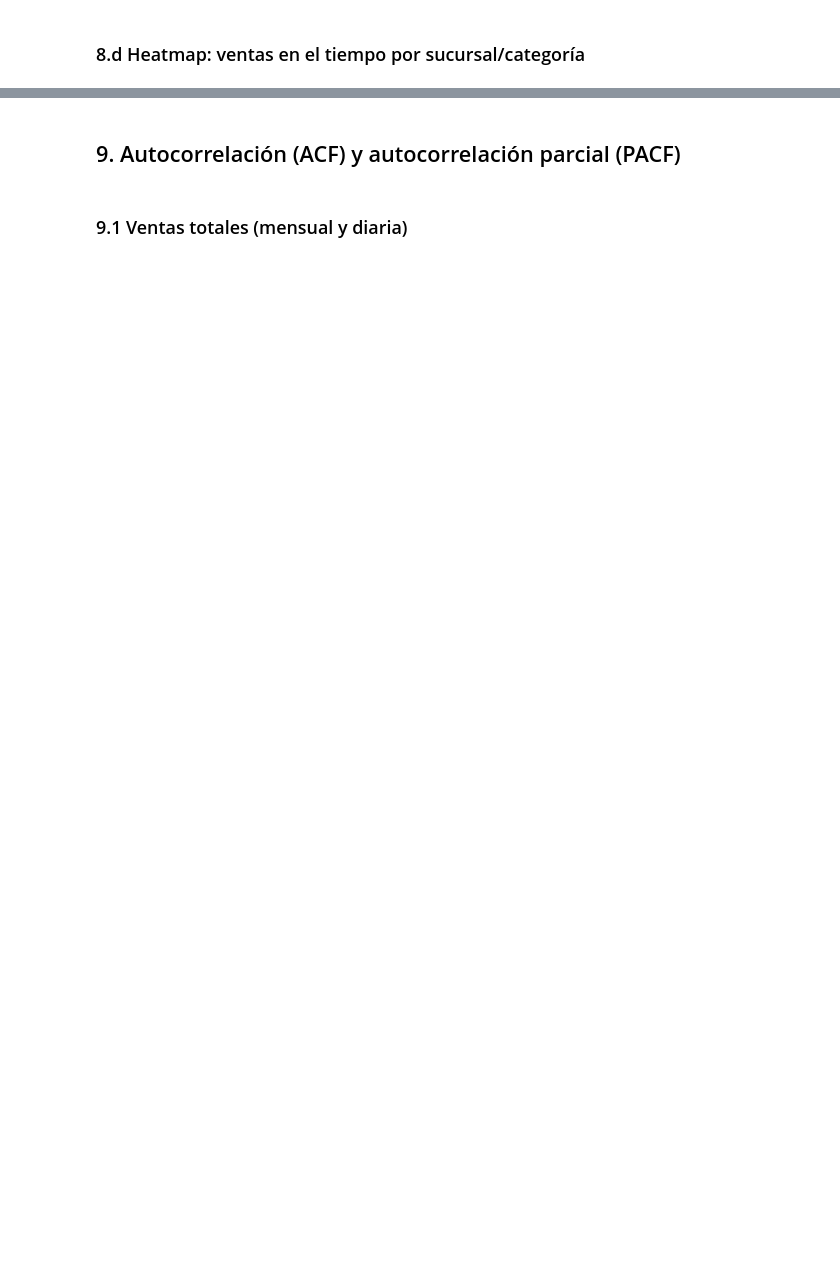
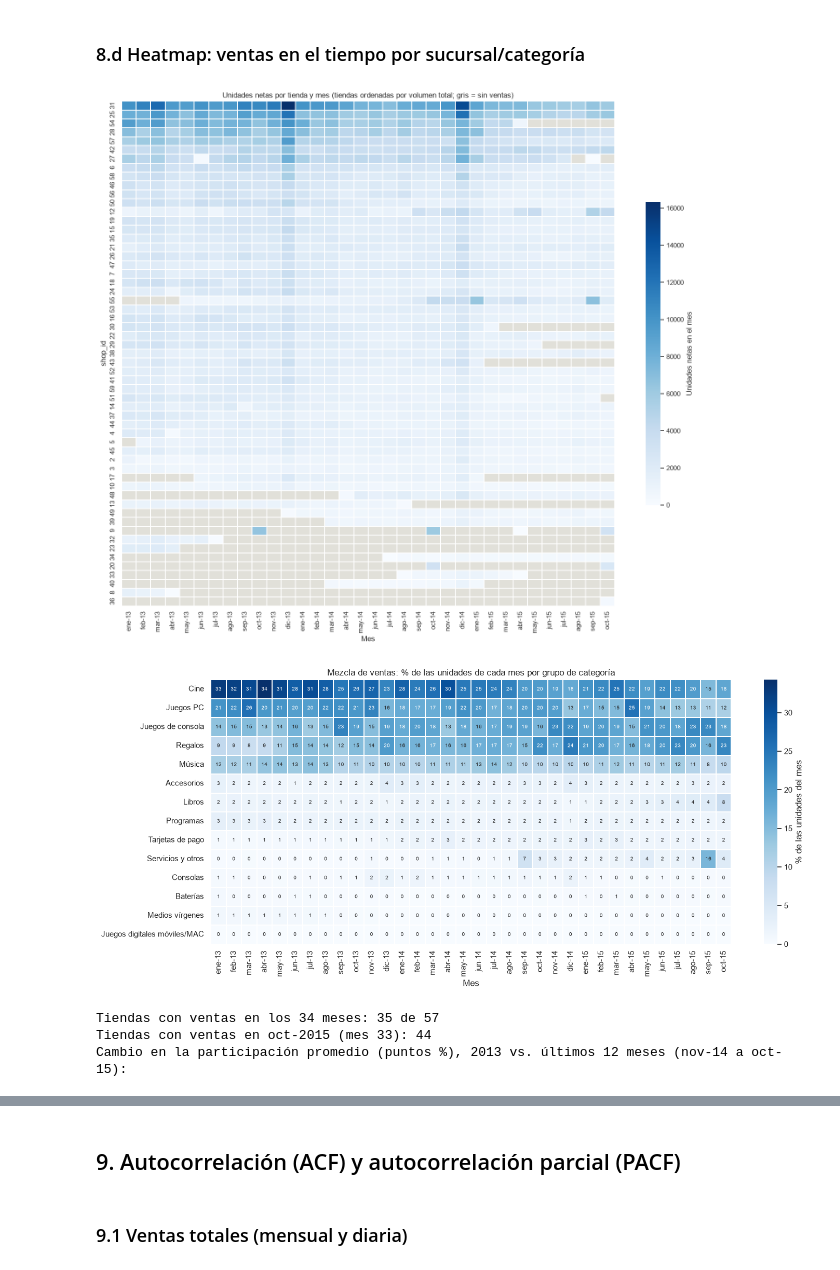
Before and after one commit to alfredo1010/proyecto_predict_future_sales, a Jupyter notebook: notebooks/01_exploratory_data_analysis.ipynb, the cells around one changed output, grey strips where cells are left out. Saved outputs shown, nothing was run; the diff lists cells and outputs as text; code cells hidden in the pictures; blank space fills up the shorter version.

```diff
--- a/notebooks/01_exploratory_data_analysis.ipynb
+++ b/notebooks/01_exploratory_data_analysis.ipynb
@@ -1187,2 +1376,46 @@ Tiendas con más registros que superan alguno de los dos umbrales:
 # %% [markdown]
 ### 8.d Heatmap: ventas en el tiempo por sucursal/categoría
+# %%
+# 8.d Heatmaps: tienda x mes (unidades) y grupo de categoría x mes (% de las unidades del mes).
+meses_etiqueta = [etiqueta_mes(m) for m in range(34)]
+
+mat_tiendas = matriz_mensual(ventas_eda, "shop_id")
+mat_tiendas = mat_tiendas.loc[mat_tiendas.sum(axis=1).sort_values(ascending=False).index]
+fig, ax = plt.subplots(figsize=(15, 13))
+sns.heatmap(mat_tiendas, cmap=MAPA_SECUENCIAL, ax=ax, linewidths=0.3, linecolor="white",
+            mask=(mat_tiendas == 0), cbar_kws={"label": "Unidades netas en el mes", "shrink": 0.6},
+            xticklabels=meses_etiqueta, yticklabels=True)
+ax.set_facecolor("#e1e0d9")  # gris = mes sin registros
+ax.grid(False)
+ax.set(title="Unidades netas por tienda y mes (tiendas ordenadas por volumen total; gris = sin ventas)",
+       xlabel="Mes", ylabel="shop_id")
+ax.tick_params(axis="x", rotation=90)
+plt.tight_layout()
+guardar_figura(fig, "8d_heatmap_tienda_mes")
+plt.show()
+
+mat_grupos = matriz_mensual(ventas_cat, "grupo_categoria")
+mat_grupos_pct = 100 * mat_grupos / mat_grupos.sum(axis=0)
+mat_grupos_pct = mat_grupos_pct.loc[mat_grupos.sum(axis=1).sort_values(ascending=False).index]
+fig, ax = plt.subplots(figsize=(15, 6.5))
+sns.heatmap(mat_grupos_pct, cmap=MAPA_SECUENCIAL, ax=ax, linewidths=0.3, linecolor="white",
+            annot=True, fmt=".0f", annot_kws={"fontsize": 7},
+            cbar_kws={"label": "% de las unidades del mes"}, xticklabels=meses_etiqueta)
+ax.set(title="Mezcla de ventas: % de las unidades de cada mes por grupo de categoría", xlabel="Mes", ylabel="")
+ax.tick_params(axis="x", rotation=90)
+plt.tight_layout()
+guardar_figura(fig, "8d_heatmap_categoria_mes")
+plt.show()
+
+activas = (mat_tiendas > 0)
+print(f"Tiendas con ventas en los 34 meses: {(activas.sum(axis=1) == 34).sum()} de {len(activas)}")
+print(f"Tiendas con ventas en oct-2015 (mes 33): {activas[33].sum()}")
+cambio_mezcla = (mat_grupos_pct[list(range(22, 34))].mean(axis=1) - mat_grupos_pct[list(range(0, 12))].mean(axis=1))
+print("Cambio en la participación promedio (puntos %), 2013 vs. últimos 12 meses (nov-14 a oct-15):")
+display(cambio_mezcla.sort_values().round(1).rename("cambio_pp").to_frame())
+# %% [output]
+[figure, added]
+[figure, added]
+Tiendas con ventas en los 34 meses: 35 de 57
+Tiendas con ventas en oct-2015 (mes 33): 44
+Cambio en la participación promedio (puntos %), 2013 vs. últimos 12 meses (nov-14 a oct-15):
```
Also changed, not shown: parts of 25 cells of this notebook, 14 other files.
